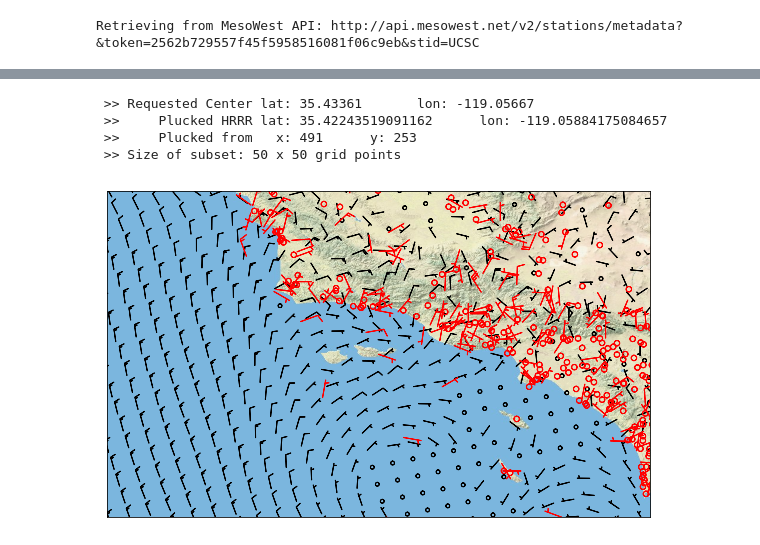
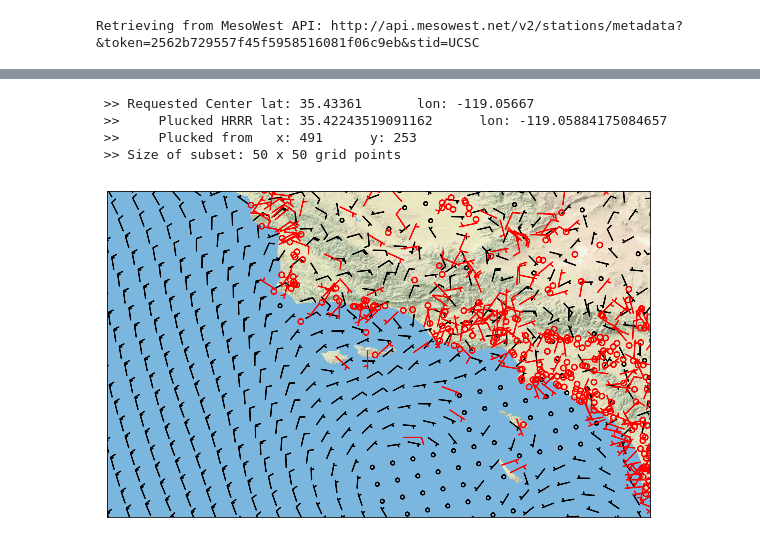
Before and after one commit to blaylockbk/pyBKB_v3, a Jupyter notebook: NRL_application/study_region.ipynb, the cells around one changed output, grey strips where cells are left out. Drawn from its saved outputs; the diff is of its cells as text; code cells hidden in the pictures.

```diff
--- a/NRL_application/study_region.ipynb
+++ b/NRL_application/study_region.ipynb
@@ -30,2 +69,5 @@ plt.savefig('CA', transparent=True)
 # %%
-b = get_mesowest_radius(datetime(2017, 10, 14, 13), STID, radius=200, verbose=False, variables='wind_speed,wind_direction')
+DATE = datetime(2017, 10, 14, 17, 25, 33) #Scatterometer overpass date
+#DATE = datetime(2017, 10, 14, 13)         #Other date
+
+b = get_mesowest_radius(DATE, STID, radius=200, verbose=False, variables='wind_speed,wind_direction')
@@ -48,5 +97,4 @@ plt.savefig('Southern_California', bbox_inches='tight')
 # %%
 bu, bv = wind_spddir_to_uv(b['wind_speed'], b['wind_direction'])
 # %%
-DATE = datetime(2017, 10, 14, 13)
 H = get_hrrr_variable(DATE, 'UVGRD:10 m')
@@ -53,19 +111,19 @@ H = get_hrrr_variable(DATE, 'UVGRD:10 m')
 # %%
 Hs = hrrr_subset(H, half_box=150, lat=b['LAT'][0], lon=b['LON'][0], thin=6)
 
 plt.figure(figsize=[10,6])
 m.barbs(Hs['lon'], Hs['lat'], Hs['UGRD'], Hs['VGRD'], latlon=True,
         barb_increments=dict(half=2.5, full=5, flag=25), length=5)
 m.barbs(b['LON'], b['LAT'], bu, bv, latlon=True, color='r',
         barb_increments=dict(half=2.5, full=5, flag=25), length=6)
 #m.drawcoastlines()
-m.arcgisimage(service='World_Physical_Map', dpi=1500, xpixels=50000)
+m.arcgisimage(service='World_Physical_Map', dpi=1500, xpixels=10000)
 
 plt.savefig('Southern_California_winds_%s' % (DATE.strftime('%Y-%m-%d_%H%M')),
-             bbox_inches='tight')
+             bbox_inches='tight', dpi=300)
 # %% [output]
  >> Requested Center lat: 35.43361       lon: -119.05667
  >>     Plucked HRRR lat: 35.42243519091162      lon: -119.05884175084657
  >>     Plucked from   x: 491      y: 253
  >> Size of subset: 50 x 50 grid points
-[figure, old version]
+[figure, new version]
```
Also changed, not shown: parts of 21 cells of this notebook, 7 other files.
